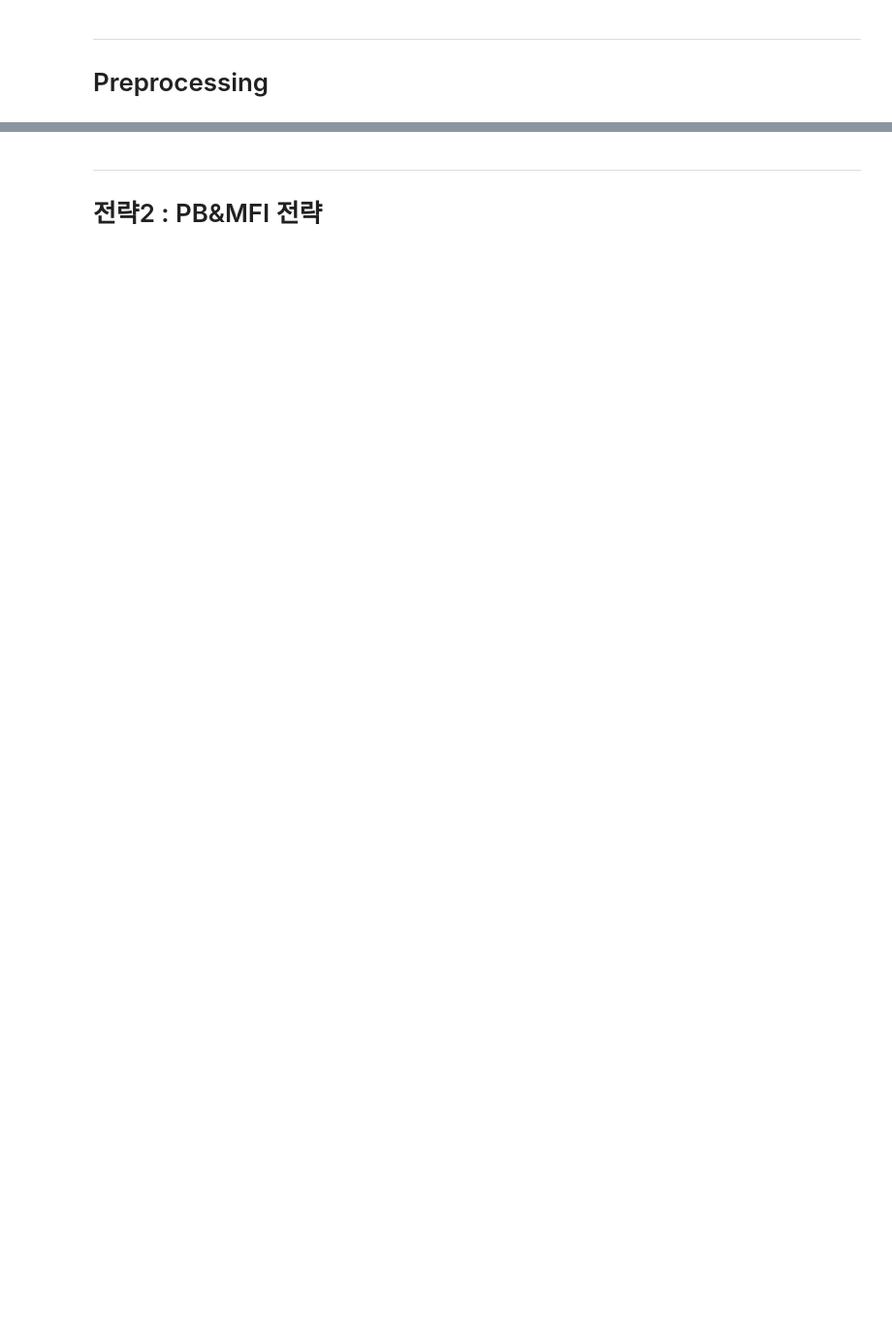
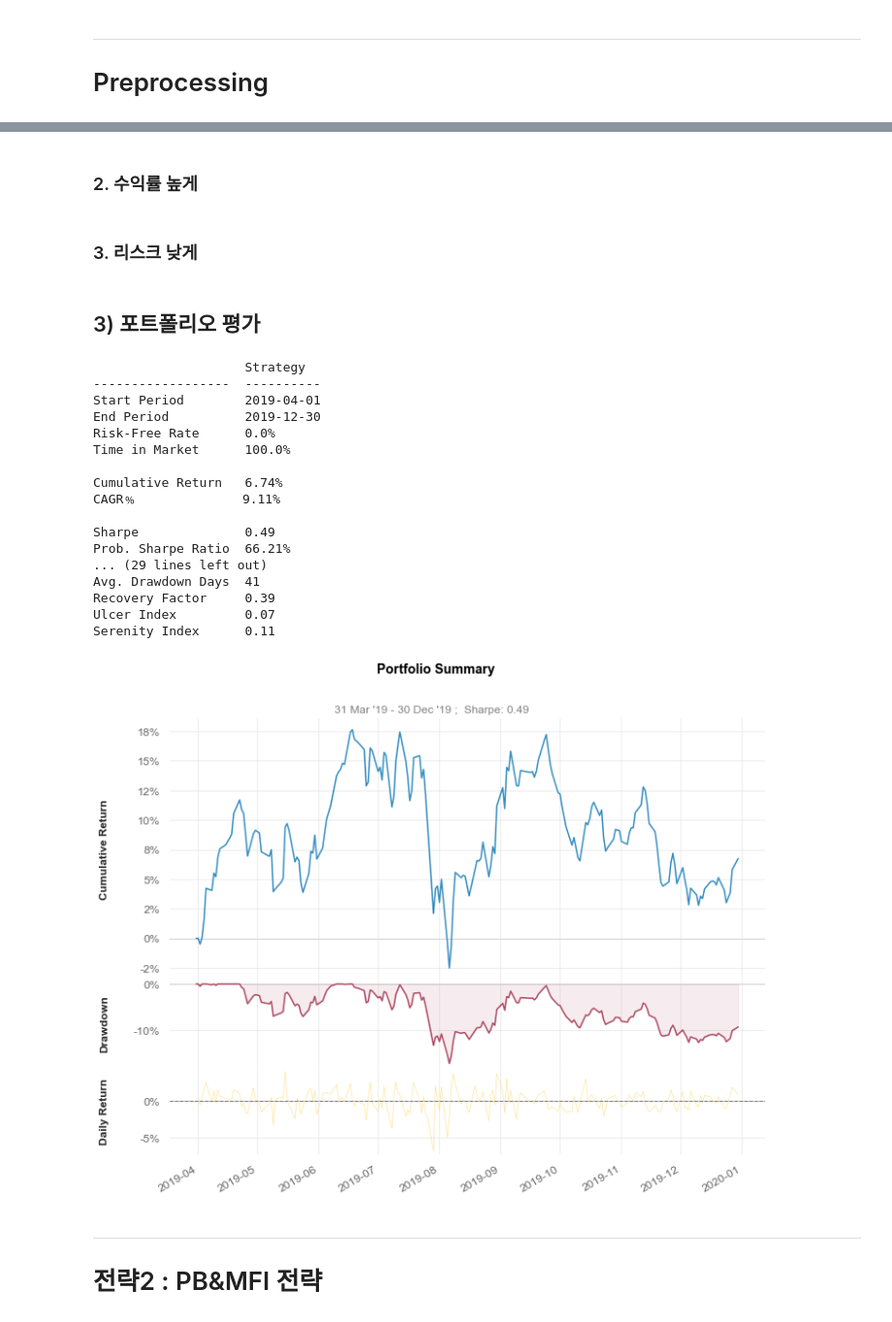
Before and after one commit to Jyassmin/UBION-PROJECT2, a Jupyter notebook: Investing/투자_진행.ipynb, the cells around one changed output, grey strips where cells are left out. Shown at 97% size. Cells and saved outputs as stored; diff of their text form; code cells hidden in the pictures; blank space fills up the shorter version.

```diff
--- a/Investing/투자_진행.ipynb
+++ b/Investing/투자_진행.ipynb
@@ -526,5 +519,10 @@ moving=macd.copy()
 # %%
-moving['MA9'] = moving['close'].rolling(9).mean()
-moving['MA20'] = moving['close'].rolling(20).mean()
-moving['MA40'] = moving['close'].rolling(40).mean()
-moving['MA60'] = moving['close'].rolling(60).mean()
+df_invest['MA9'] = df_invest['close'].rolling(9).mean()
+df_invest['MA20'] = df_invest['close'].rolling(20).mean()
+df_invest['MA40'] = df_invest['close'].rolling(40).mean()
+df_invest['MA60'] = df_invest['close'].rolling(60).mean()
+
+# pd.set_option('display.max_columns', None)
+# df_invest.drop(columns='MACD_signal', inplace=True)
+df_invest.reset_index(drop=False, inplace=True)
+df_invest
@@ -643,0 +546,4 @@ dtype: int64
+# %%
+df_2012 = df_invest[df_invest['날짜'] >= '2019-04-01']
+df_2012.set_index('날짜', inplace=True)
+df_2012
@@ -677,0 +591,3 @@ final
+# %%
+df_port = df_2012.copy()
+df_port
@@ -677,0 +611,11 @@ final
+# %%
+list_company_code = list(df_port["거래소코드"].unique())
+
+port_return = 0 # 여기다가 각 종목 일별 수익률을 합산 후 (가중)평균
+for i in list_company_code:
+    df_acompany = df_port[df_port["거래소코드"]==i]
+    df_stock = df_acompany["close"].pct_change() # 전략없이 일평균으로만
+    port_return += df_stock
+port_return = port_return/len(list_company_code)
+# %% [markdown]
+### 2. 수익률 높게
@@ -677,0 +631,2 @@ final
+# %% [markdown]
+### 3. 리스크 낮게
@@ -678,3 +642,28 @@ final
+# %% [markdown]
+## 3) 포트폴리오 평가
+# %%
+import quantstats as qs
+qs.reports.metrics(port_return, mode = 'basic')
+qs.plots.snapshot(port_return)
+# %% [output]
+                    Strategy
+------------------  ----------
+Start Period        2019-04-01
+End Period          2019-12-30
+Risk-Free Rate      0.0%
+Time in Market      100.0%
+
+Cumulative Return   6.74%
+CAGR﹪              9.11%
+
+Sharpe              0.49
+Prob. Sharpe Ratio  66.21%
+... (29 lines left out)
+Avg. Drawdown Days  41
+Recovery Factor     0.39
+Ulcer Index         0.07
+Serenity Index      0.11
+[figure, added]
 # %% [markdown]
 ---
 # 전략2 : PB&MFI 전략
```
Also changed, not shown: parts of 172 cells of this notebook, 15 other files.
